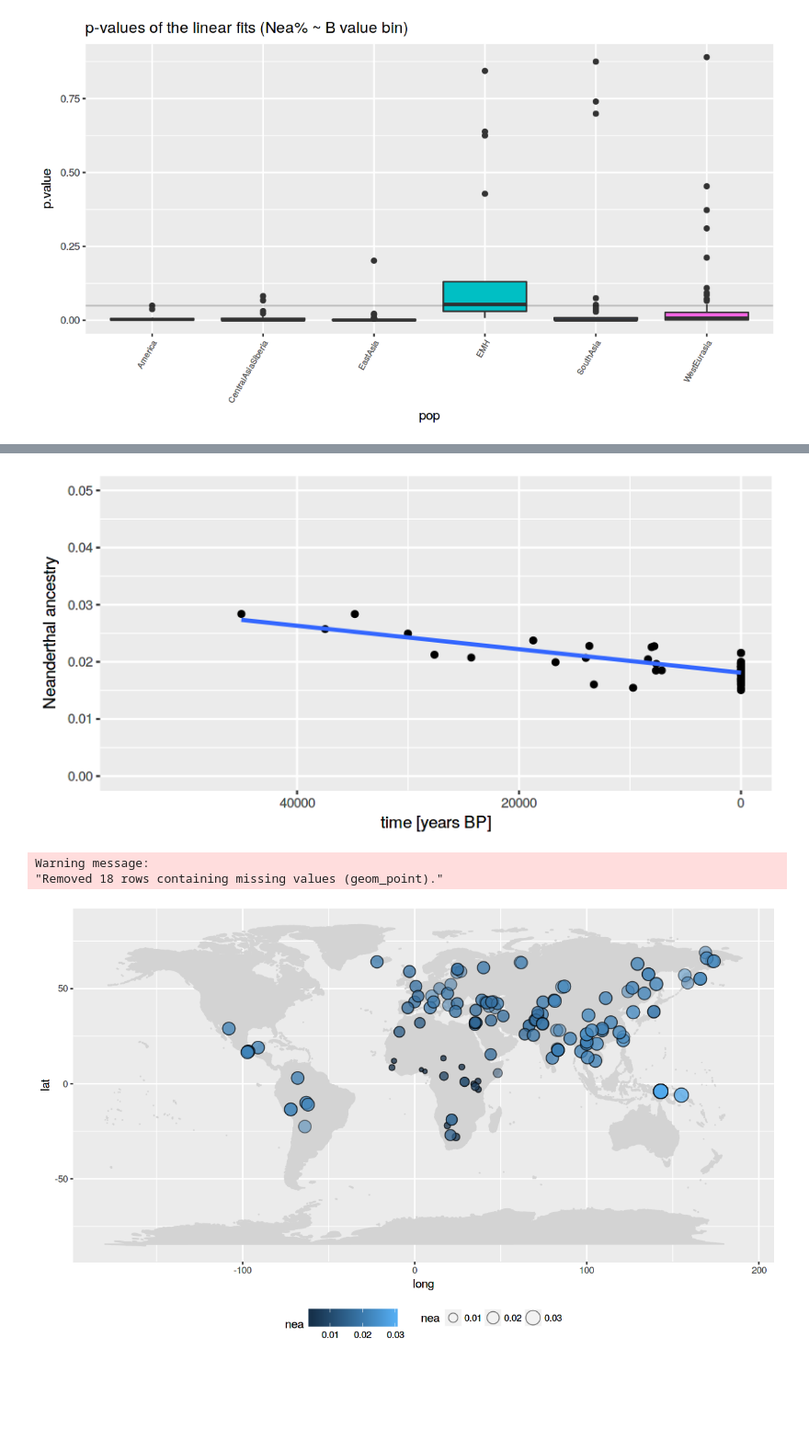
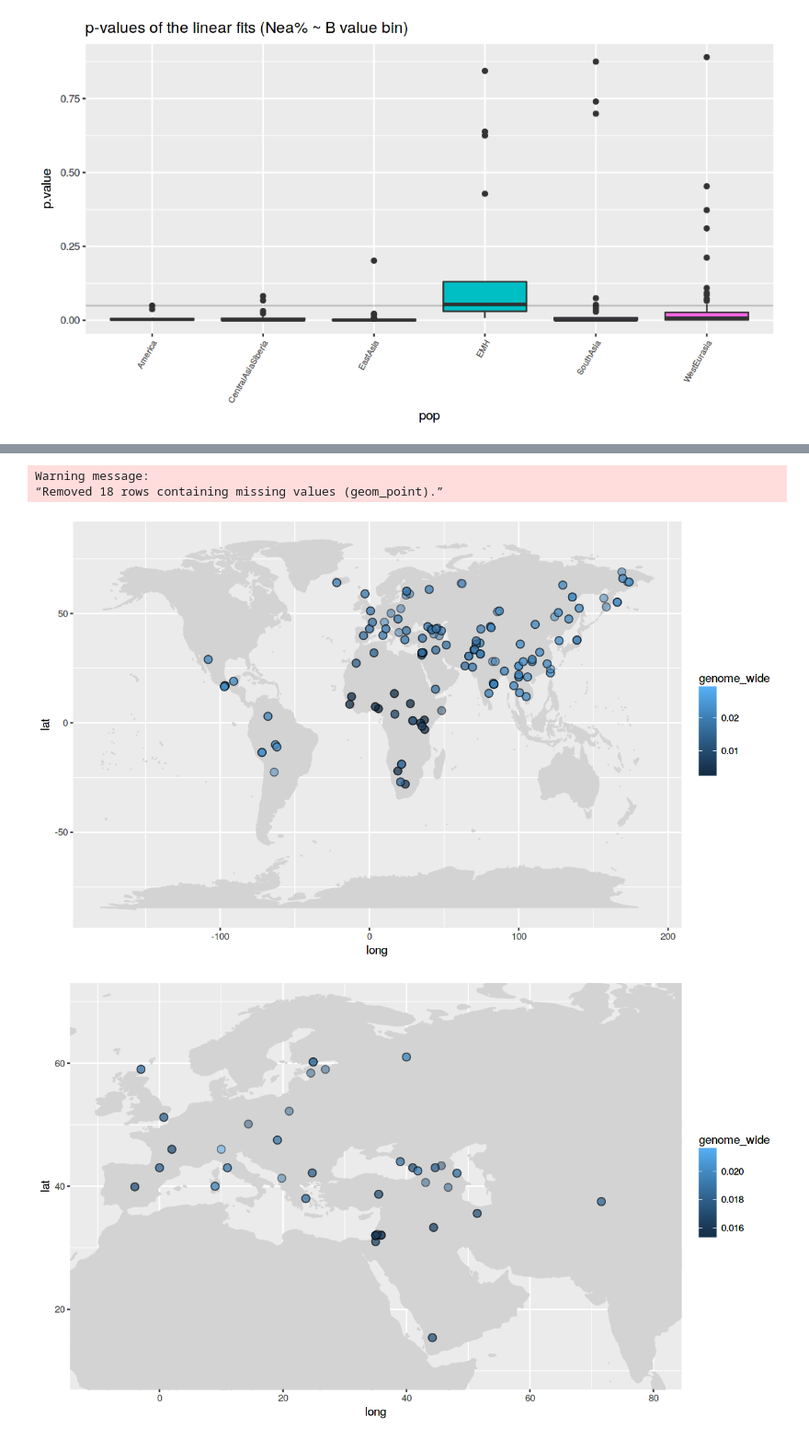
Before and after one commit to bodkan/nea-over-time, a Jupyter notebook: notebooks/annotation_analyses.ipynb, the cells around one changed output, grey strips where cells are left out. Shown at 92% size. Saved outputs shown, nothing was run; the diff lists cells and outputs as text; code cells hidden in the pictures; blank space fills up the shorter version.

```diff
--- a/notebooks/annotation_analyses.ipynb
+++ b/notebooks/annotation_analyses.ipynb
@@ -108,8 +108,8 @@ samples_info <-
   bind_rows(emh_info, sgdp_info) %>%
   mutate(post_admixture=55000 - age,
          name=factor(name, levels=name),
-         pop=as.factor(pop)) %>%
-  select(-c(Country, Latitude, Longitude))
+         pop=as.factor(pop))# %>%
+  #select(-c(Country, Latitude, Longitude))
 
 })
 # %% [output]
@@ -672,29 +669,22 @@ ggplot() +
-# %%
-options(repr.plot.width=7, repr.plot.height=3.5)
-
-filter(nea_est, pop %in% c("EMH", "WestEurasia")) %>%
-    ggplot(aes(age, nea)) +
-    geom_point() +
-    geom_smooth(method="lm", se=FALSE) +
-    ylim(0, 0.05) +
-    scale_x_reverse(lim=c(55000, 0)) +
-    labs(x="time [years BP]", y="Neanderthal ancestry")
-# %% [output]
-[figure, removed]
 # %%
 options(repr.plot.width=10, repr.plot.height=6)
 
 map_plot <-
     map_data("world") %>%
     ggplot() +
     geom_polygon(aes(x=long, y=lat, group=group),
                  colour="light gray", fill="light gray")
 
 map_plot +
-    geom_point(data=nea_est,
-               aes(Longitude, Latitude, fill=nea, size=nea), pch=21, alpha=1/2) +
-    theme(legend.position="bottom")
+    geom_point(data=nea_cn,
+               aes(Longitude, Latitude, fill=genome_wide), pch=21, alpha=1/2, size=3)
+
+map_plot +
+    geom_point(data=filter(nea_cn, pop == "WestEurasia"),
+               aes(Longitude, Latitude, fill=genome_wide), pch=21, alpha=1/2, size=3) +
+    coord_cartesian(ylim=c(10, 70), xlim=c(-10, 80))
 # %% [output]
 Warning message:
-"Removed 18 rows containing missing values (geom_point)."
+“Removed 18 rows containing missing values (geom_point).”
-[figure, old version]
+[figure, new version]
+[figure, added]
```
Also changed, not shown: parts of 20 cells of this notebook.
